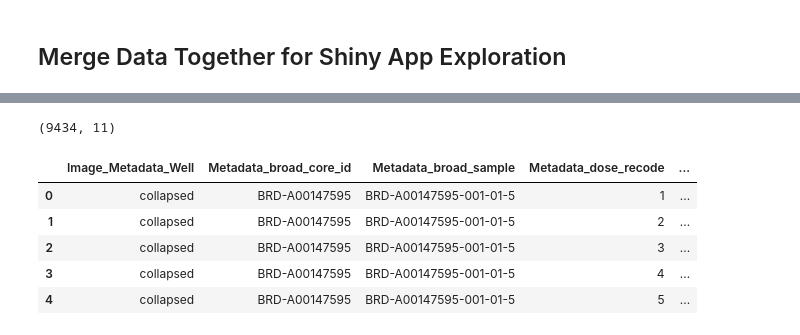
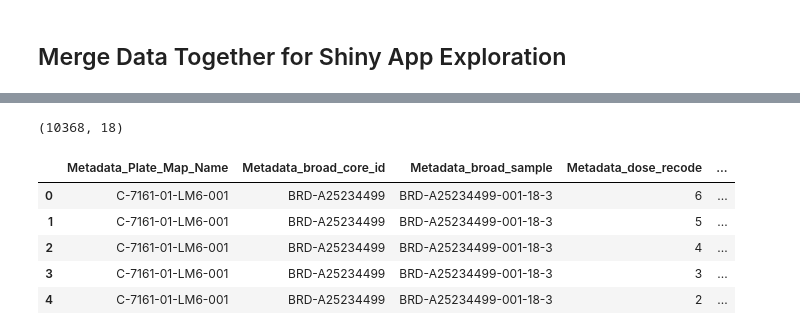
Before and after one commit to broadinstitute/cell-health, a Jupyter notebook: 4.apply/0.apply-models-repurposing.ipynb, the cells around one changed output, grey strips where cells are left out. Cells and saved outputs as stored; diff of their text form; code cells hidden in the pictures.

```diff
--- a/4.apply/0.apply-models-repurposing.ipynb
+++ b/4.apply/0.apply-models-repurposing.ipynb
@@ -259,0 +102,11 @@ cp_features = x_test_df.columns[~x_test_df.columns.str.startswith("Metadata")].t
+# %%
+# Split metadata and CP Features
+cp_features = infer_cp_features(x_test_df)
+meta_features = infer_cp_features(complete_consensus_df, metadata=True)
+
+# Realign LINCS data to the same feature ordering as the test dataset
+feature_df = complete_consensus_df.reindex(cp_features, axis="columns")
+metadata_df = complete_consensus_df.loc[:, meta_features]
+
+print(feature_df.shape)
+feature_df.head()
@@ -260,12 +122,10 @@ cp_features = x_test_df.columns[~x_test_df.columns.str.startswith("Metadata")].t
 # %% [markdown]
 ## 3) Apply all Regression Models to all Repurposing Plates
 # %%
-feature_df = complete_consensus_df.reindex(x_test_df.columns, axis="columns")
-metadata_df = complete_consensus_df.loc[:, meta_cols]
+cell_health_features = list(model_dict.keys())
 
 all_scores = {}
-for cell_health_feature in model_dict.keys():
-    # Apply Real Model Classifiers
+for cell_health_feature in cell_health_features:
     model_clf = model_dict[cell_health_feature]
     pred_df = model_clf.predict(feature_df)
     all_scores[cell_health_feature] = pred_df
@@ -392,0 +270,9 @@ pert_info_df.head()
+# %%
+# Load MOA file
+moa_url = "https://raw.githubusercontent.com/broadinstitute/lincs-cell-painting/"
+moa_url = f"{moa_url}/{commit_hash}/metadata/moa/repurposing_info_external_moa_map_resolved.tsv"
+
+moa_df = pd.read_csv(moa_url, sep="\t")
+
+print(moa_df.shape)
+moa_df.head(3)
@@ -393,33 +285,33 @@ pert_info_df.head()
 # %%
 core_id = [
     "{}-{}".format(
         x.split("-")[0],
         x.split("-")[1]
     ) if x != "DMSO"
     else x
-    for x in full_df.Metadata_broad_sample
+    for x in repurp_embedding_df.Metadata_broad_sample
 ]
 
-pert_df = (
-    real_embedding_df
+repurp_embedding_with_pert_df = (
+    repurp_embedding_df
     .assign(Metadata_broad_core_id=core_id)
     .sort_index(axis="columns")
     .merge(
-        pert_info_df,
+        moa_df,
         left_on="Metadata_broad_core_id",
-        right_on="pert_id",
+        right_on="broad_id",
         how="left"
     )
 )
 
-print(pert_df.shape)
-pert_df.head()
+print(repurp_embedding_with_pert_df.shape)
+repurp_embedding_with_pert_df.head()
 # %% [output]
-(9434, 11)
+(10368, 18)
-|  | Image_Metadata_Well | Metadata_broad_core_id | Metadata_broad_sample | Metadata_dose_recode | ... |
-| 0 | collapsed | BRD-A00147595 | BRD-A00147595-001-01-5 | 1 | ... |
-| 1 | collapsed | BRD-A00147595 | BRD-A00147595-001-01-5 | 2 | ... |
-| 2 | collapsed | BRD-A00147595 | BRD-A00147595-001-01-5 | 3 | ... |
-| 3 | collapsed | BRD-A00147595 | BRD-A00147595-001-01-5 | 4 | ... |
-| 4 | collapsed | BRD-A00147595 | BRD-A00147595-001-01-5 | 5 | ... |
+|  | Metadata_Plate_Map_Name | Metadata_broad_core_id | Metadata_broad_sample | Metadata_dose_recode | ... |
+| 0 | C-7161-01-LM6-001 | BRD-A25234499 | BRD-A25234499-001-18-3 | 6 | ... |
+| 1 | C-7161-01-LM6-001 | BRD-A25234499 | BRD-A25234499-001-18-3 | 5 | ... |
+| 2 | C-7161-01-LM6-001 | BRD-A25234499 | BRD-A25234499-001-18-3 | 4 | ... |
+| 3 | C-7161-01-LM6-001 | BRD-A25234499 | BRD-A25234499-001-18-3 | 3 | ... |
+| 4 | C-7161-01-LM6-001 | BRD-A25234499 | BRD-A25234499-001-18-3 | 2 | ... |
 # %%
```
Also changed, not shown: parts of 40 cells of this notebook, 1 other file.
